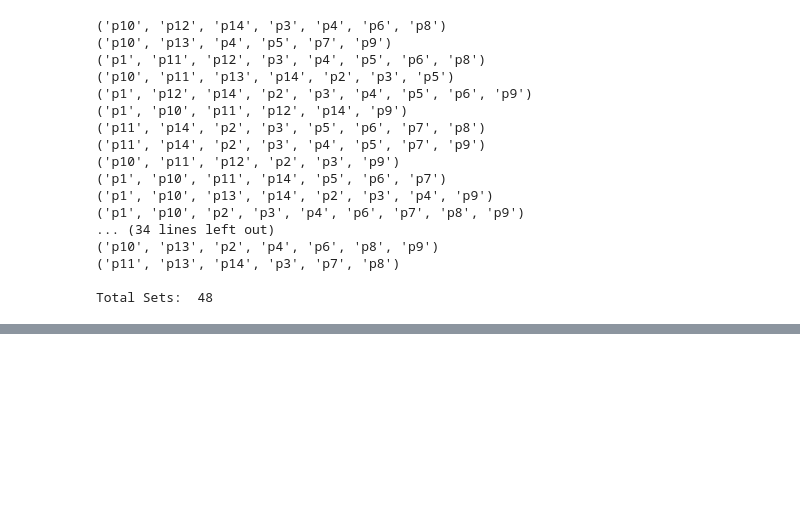
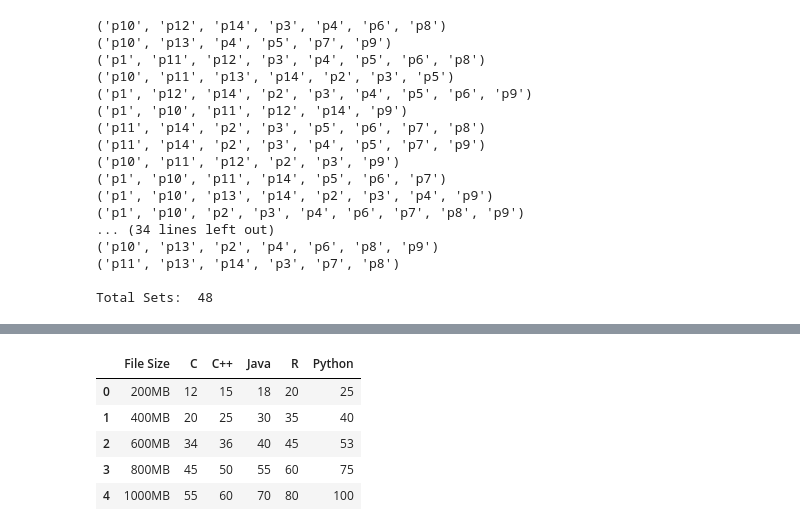
Before and after one commit to Vaishnavi3322/Assignment, a Jupyter notebook: Mini_Projects.ipynb, the cells around one changed output, grey strips where cells are left out. Cells and saved outputs as stored; diff of their text form; code cells hidden in the pictures; blank space fills up the shorter version.

```diff
--- a/Mini_Projects.ipynb
+++ b/Mini_Projects.ipynb
@@ -420,0 +434,18 @@ Total Sets:  48
+# %%
+import seaborn as sns
+import pandas as pd
+import numpy as np
+df = pd.DataFrame({'File Size': ['200MB','400MB', '600MB', '800MB', '1000MB'],
+                   'C' : [12, 20, 34, 45, 55],
+                   'C++': [15, 25, 36, 50, 60],
+                   'Java': [18, 30, 40, 55, 70],
+                   'R': [20, 35, 45, 60, 80],
+                   'Python': [25, 40, 53, 75, 100]})
+df
+# %% [output]
+|  | File Size | C | C++ | Java | R | Python |
+| 0 | 200MB | 12 | 15 | 18 | 20 | 25 |
+| 1 | 400MB | 20 | 25 | 30 | 35 | 40 |
+| 2 | 600MB | 34 | 36 | 40 | 45 | 53 |
+| 3 | 800MB | 45 | 50 | 55 | 60 | 75 |
+| 4 | 1000MB | 55 | 60 | 70 | 80 | 100 |
```
Also changed, not shown: parts of 6 cells of this notebook.
